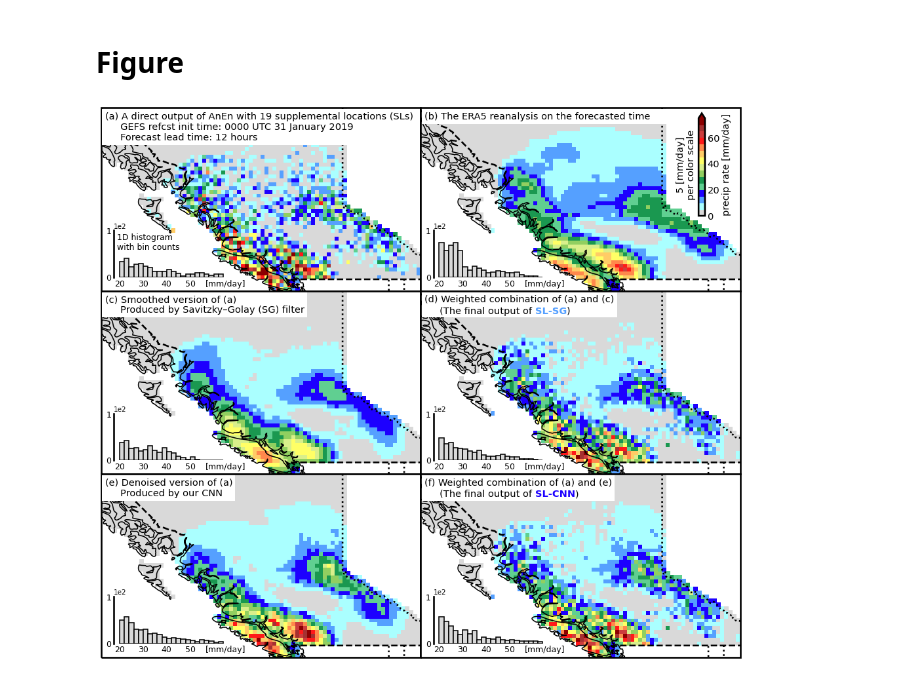
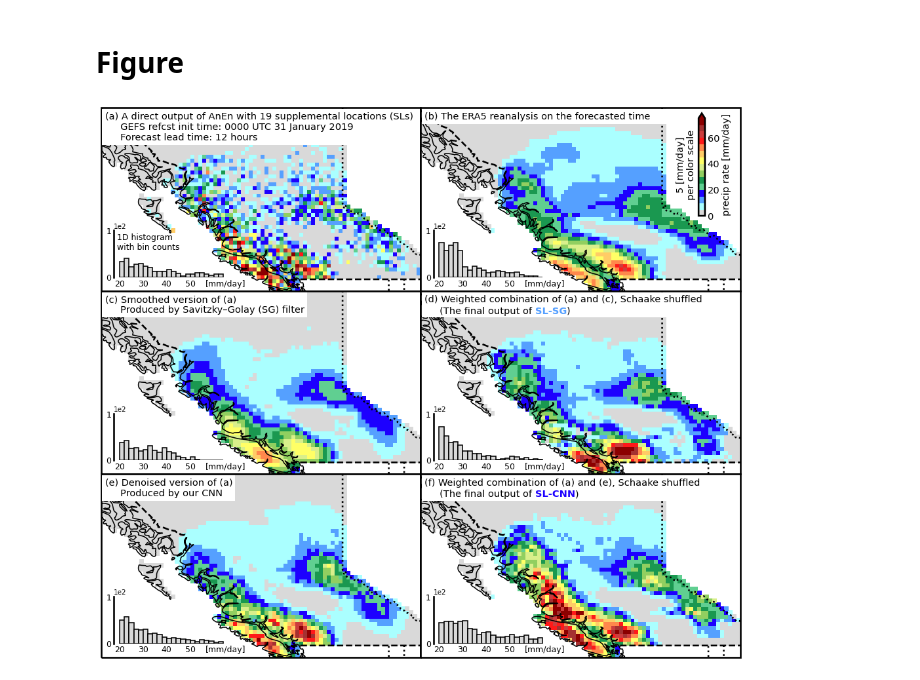
Before and after one commit to yingkaisha/rainbow, a Jupyter notebook: notebooks/PLOT_AnEn_example_output.ipynb, the cells around one changed output. Saved outputs shown, nothing was run; the diff lists cells and outputs as text; code cells hidden in the pictures.

Commit message:
update example plot notebook.

```diff
--- a/notebooks/PLOT_AnEn_example_output.ipynb
+++ b/notebooks/PLOT_AnEn_example_output.ipynb
@@ -148,9 +161,9 @@ titles = [
     '\n     GEFS refcst init time: 0000 UTC 31 January 2019'+'\n     Forecast lead time: 12 hours',
     '(b) The ERA5 reanalysis on the forecasted time     ',
     '(c) Smoothed version of (a)\n     Produced by Savitzky–Golay (SG) filter',
-    '(d) Weighted combination of (a) and (c)\n',
+    '(d) Weighted combination of (a) and (c), Schaake shuffled\n',
     '(e) Denoised version of (a)\n     Produced by our CNN',
-    '(f) Weighted combination of (a) and (e)\n']
+    '(f) Weighted combination of (a) and (e), Schaake shuffled\n']
 
 #Weighted combination of (a) and (c) with quantile mapping
 handle_text_title = []
@@ -199,31 +212,31 @@ for i, key in enumerate(keys):
 
 for handle in handle_text_title:
     handle.set_bbox(dict(facecolor='w', edgecolor='none', zorder=4))
 
 for handle in handle_subtext:
     handle.set_bbox(dict(facecolor='w', pad=0, edgecolor='none', zorder=5))
 
 ax_base = fig.add_axes([0.935, 5/6-0.03, 0.02, 1/6+0.02])
 [j.set_linewidth(0) for j in ax_base.spines.values()]
 ax_base.tick_params(axis='both', left=False, top=False, right=False, bottom=False, \
                     labelleft=False, labeltop=False, labelright=False, labelbottom=False)
 cax = inset_axes(ax_base, height='100%', width='50%', borderpad=0, loc=2)
 CBar = plt.colorbar(CS, orientation='vertical', extend='max', cax=cax)
 CBar.ax.tick_params(axis='y', labelsize=14, direction='in', length=0)
 CBar.set_label('precip rate [mm/day]', fontsize=14)
 CBar.outline.set_linewidth(2.5)
 
 ax_w1 = fig.add_axes([0.025, 2/3+0.075, 0.1, 0.03])
 ax_w1.set_axis_off()
 ax_w1.text(0, 1, '1D histogram\nwith bin counts', fontsize=12, ha='left', va='top', transform=ax_w1.transAxes);
 
 ax_w2 = fig.add_axes([0.9, 0.835, 0.03, 0.125])
 ax_w2.set_axis_off()
 ax_w2.text(0.5, 1, '5 [mm/day]\nper color scale', fontsize=14,
            rotation=90, ha='center', va='top', transform=ax_w2.transAxes);
 
 if need_publish:
     # Save figure
     fig.savefig(fig_dir+'AnEn_example.png', format='png', **fig_keys)
 # %% [output]
-[figure, old version]
+[figure, new version]
```
Also changed, not shown: parts of 1 cell of this notebook.
